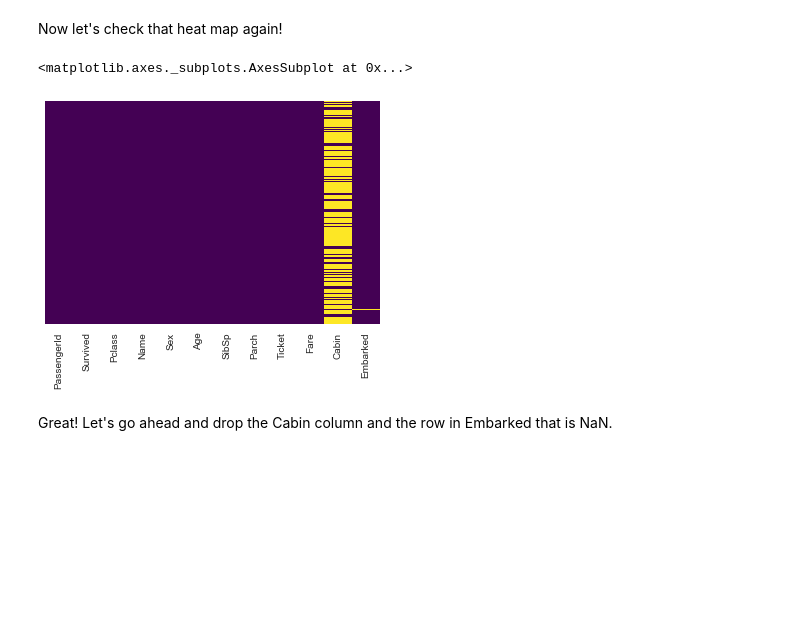
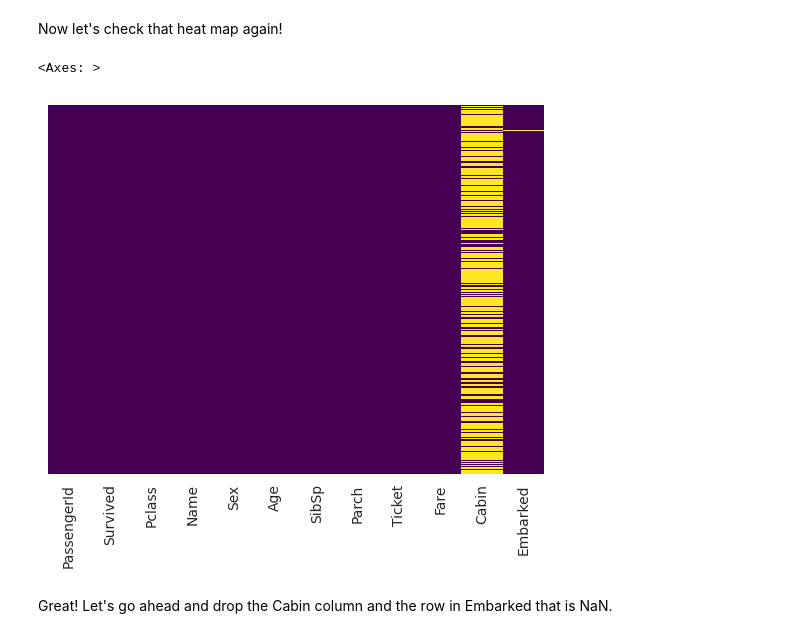
Before and after one commit to mmazurk/data-science-study, a Jupyter notebook: Refactored_Py_DS_ML_Bootcamp-master/13-Logistic-Regression/01-Logistic Regression with Python.ipynb, the cells around one changed output. Drawn from its saved outputs; the diff is of its cells as text; code cells hidden in the pictures; blank space fills up the shorter version.

```diff
--- a/Refactored_Py_DS_ML_Bootcamp-master/13-Logistic-Regression/01-Logistic Regression with Python.ipynb
+++ b/Refactored_Py_DS_ML_Bootcamp-master/13-Logistic-Regression/01-Logistic Regression with Python.ipynb
@@ -104,20 +104,2 @@ sns.boxplot(data=df, x="Pclass", y="Age", hue="Pclass", palette="tab10")
 # %% [markdown]
 We can see the wealthier passengers in the higher classes tend to be older, which makes sense. We'll use these average age values to impute based on Pclass for Age.
-# %%
-def impute_age(columns):
-    Age = columns.iloc[0]
-    Pclass = columns.iloc[1]
-
-    if pd.isnull(Age):
-
-        if Pclass == 1:
-            return 37
-
-        elif Pclass == 2:
-            return 29
-
-        else:
-            return 24
-
-    else:
-        return Age
@@ -140,0 +106,13 @@ df
+# %%
+pclass_means = df.groupby("Pclass")["Age"].mean()
+
+def impute_age(row):
+
+    age = row["Age"]
+    pclass = row["Pclass"]
+
+    if pd.isna(row["Age"]):
+        return round(pclass_means[pclass], 1)
+
+    else:
+        return age
@@ -141,14 +139,14 @@ df
 # %% [markdown]
 Now apply that function!
 # %%
-df['Age'] = df[['Age','Pclass']].apply(impute_age,axis=1)
+df["Age"] = df.apply(impute_age, axis=1)
 # %% [markdown]
 Now let's check that heat map again!
 # %%
-sns.heatmap(train.isnull(),yticklabels=False,cbar=False,cmap='viridis')
+sns.heatmap(df.isnull(),yticklabels=False,cbar=False,cmap='viridis')
 # %% [output]
-<matplotlib.axes._subplots.AxesSubplot at 0x...>
+<Axes: >
-[figure, old version]
+[figure, new version]
 # %% [markdown]
 Great! Let's go ahead and drop the Cabin column and the row in Embarked that is NaN.
 # %%
```
Also changed, not shown: parts of 4 cells of this notebook.
